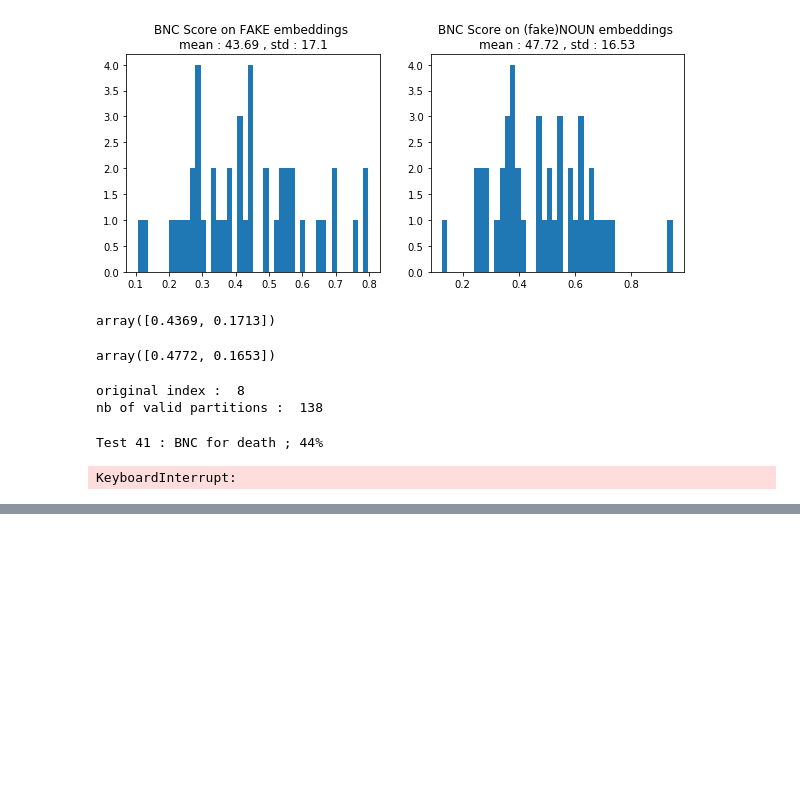
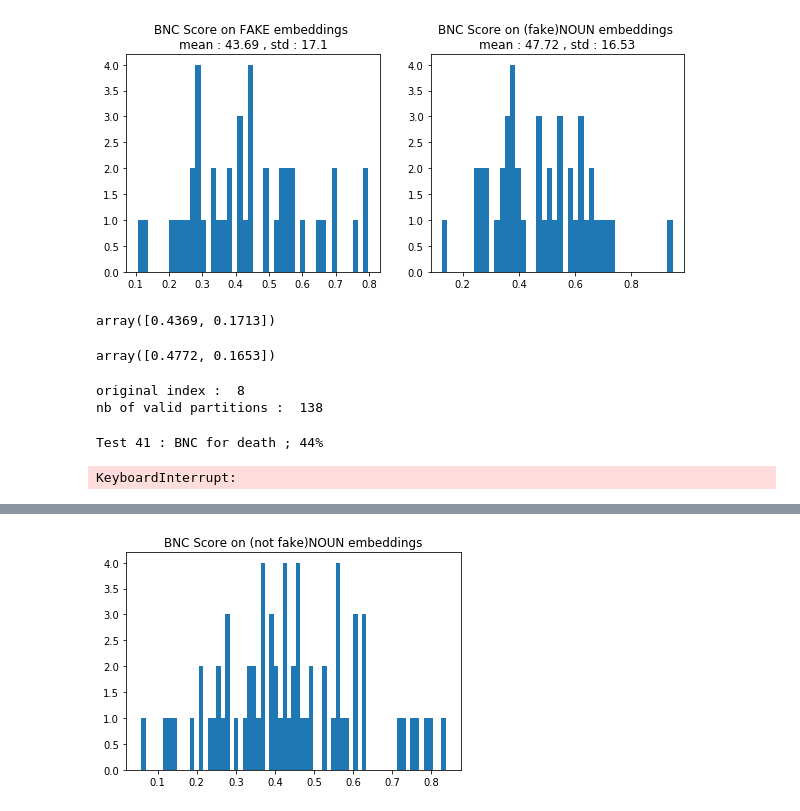
Before and after one commit to blietard/RP1, a Jupyter notebook: Random_Robustness_ELMO.ipynb, the cells around one changed output, grey strips where cells are left out. Saved outputs shown, nothing was run; the diff lists cells and outputs as text; code cells hidden in the pictures; blank space fills up the shorter version.

```diff
--- a/Random_Robustness.ipynb
+++ b/Random_Robustness_ELMO.ipynb
@@ -891,0 +706,7 @@ warnings.filterwarnings('default')
+# %%
+# As expected, all valid partitions have also their symetric that is valid and in the reverse order.
+pairs = 0
+for i in range(len(valid_parts)//2):
+    if valid_parts[i]==list((np.array(valid_parts[-i-1])-1)*-1):
+        pairs+=1
+pairs
@@ -891,0 +829,13 @@ warnings.filterwarnings('default')
+# %%
+parts_to_test = valid_parts[:len(valid_parts)//2]
+NFNOUNS_classic_scores = np.empty(len(parts_to_test))
+NFNOUNS_BNC_scores = np.empty(len(parts_to_test))
+
+for ind,part in enumerate(parts_to_test):
+    part_classes = {listNouns[k]:part[k] for k in range(9)}
+    part_targets = pd.Series(data=np.ones(len(not_fake_samples))*-1,index=not_fake_samples.index)
+    for i, embd in not_fake_samples.iterrows():
+        if part_classes[embd['noun']]==1:
+            part_targets[i]=1
+    _,NFNOUNS_classic_scores[ind] = classical_accuracy(LinearSVC(max_iter=100000),X_nfs,part_targets,nouns_nfs ,preprocess='kbest',k=10)
+    _,NFNOUNS_BNC_scores[ind] = BNC_accuracy(LinearSVC(max_iter=100000),X_nfs,part_targets,nouns_nfs,preprocess='kbest',k=10,debug=ind+1)
@@ -891,0 +874,6 @@ warnings.filterwarnings('default')
+# %%
+plt.hist(NFNOUNS_BNC_scores,bins=len(NFNOUNS_BNC_scores),density=False)
+plt.title('BNC Score on (not fake)NOUN embeddings')
+plt.show()
+# %% [output]
+[figure, added]
```
Also changed, not shown: parts of 65 cells of this notebook, 1 other file.
